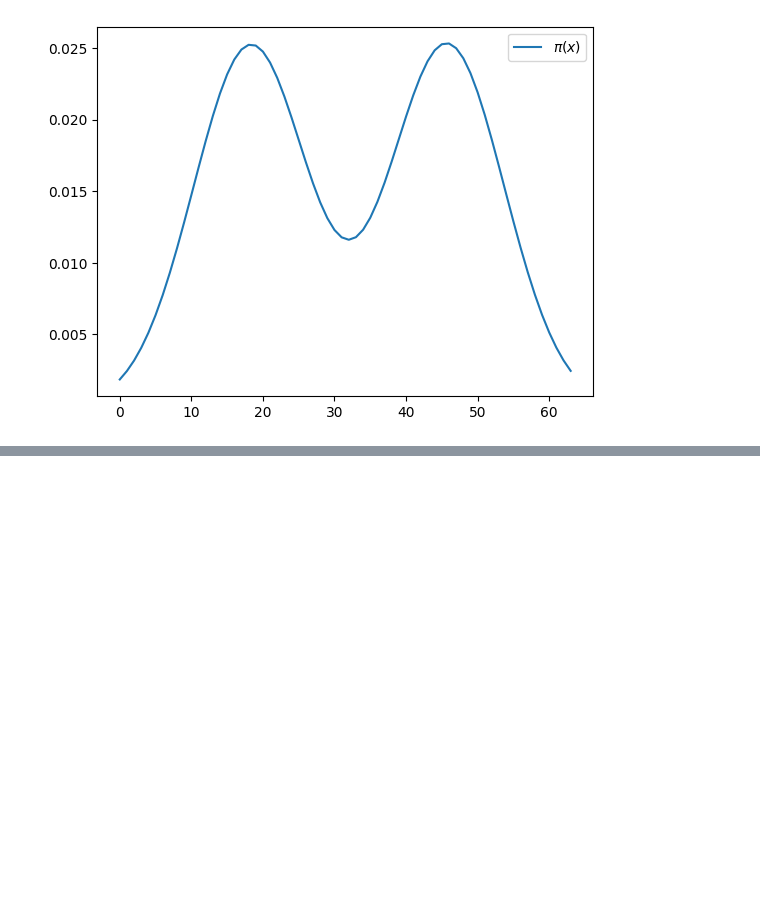
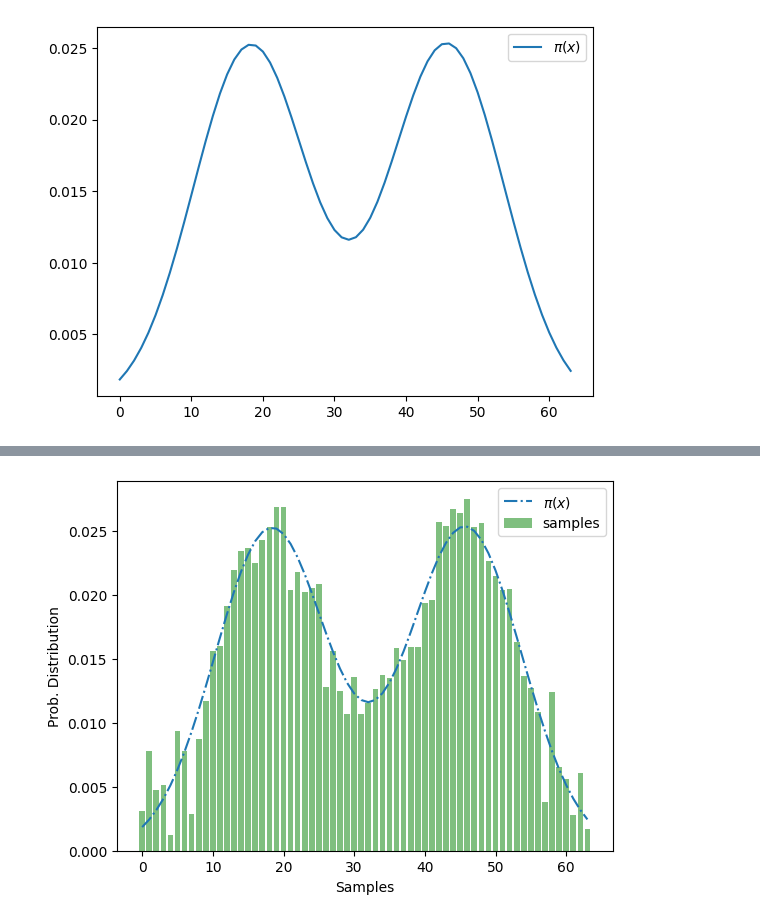
Before and after one commit to mattia-robbiano/prj-qml_cern, a Jupyter notebook: qcbm/start.ipynb, the cells around one changed output, grey strips where cells are left out. Cells and saved outputs as stored; diff of their text form; code cells hidden in the pictures; blank space fills up the shorter version.

```diff
--- a/qcbm/start.ipynb
+++ b/qcbm/start.ipynb
@@ -362,0 +379,22 @@ plt.show()
+# %%
+bandwidth = jnp.array([0.25, 60])
+space = jnp.arange(2**n)
+
+mmd = MMD(bandwidth, space)
+qcbm = QCBM(jit_circuit, mmd, data)
+
+opt = optax.adam(learning_rate=0.1)
+opt_state = opt.init(weights)
+
+history = []
+divs = []
+n_iterations = 100
+
+for i in range(n_iterations):
+    weights, opt_state, loss_val, kl_div = update_step(weights, opt_state)
+
+    if i % 10 == 0:
+        print(f"Step: {i} Loss: {loss_val:.4f} KL-div: {kl_div:.4f}")
+
+    history.append(loss_val)
+    divs.append(kl_div)
@@ -362,0 +412,13 @@ plt.show()
+# %%
+qcbm_probs = qcbm.circ(weights)
+
+plt.plot(range(2**n), data, linestyle="-.", label=r"$\pi(x)$")
+plt.bar(range(2**n), qcbm_probs, color="green", alpha=0.5, label="samples")
+
+plt.xlabel("Samples")
+plt.ylabel("Prob. Distribution")
+
+plt.legend()
+plt.show()
+# %% [output]
+[figure, added]
```
Also changed, not shown: parts of 8 cells of this notebook.
